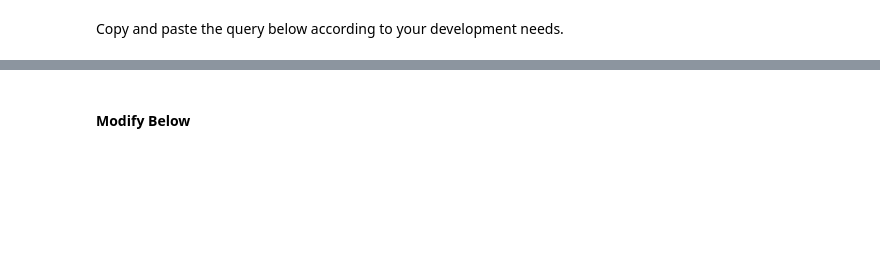
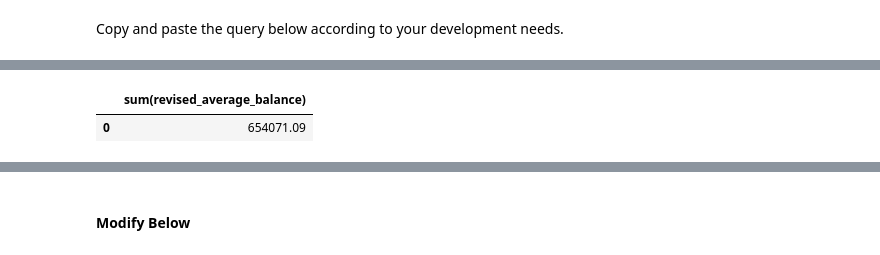
Before and after one commit to thiagorlopes/keep, a Jupyter notebook: analytics/analytics_development.ipynb, the cells around one changed output, grey strips where cells are left out. Drawn from its saved outputs; the diff is of its cells as text; code cells hidden in the pictures; blank space fills up the shorter version.

```diff
--- a/analytics/analytics_development.ipynb
+++ b/analytics/analytics_development.ipynb
@@ -90,0 +176,10 @@ run_query(query)
+# %%
+query = """
+    SELECT SUM(revised_average_balance)
+    FROM main.fct_daily_transactions_by_customer
+"""
+all_transactions_by_customer = run_query(query)
+all_transactions_by_customer.head()
+# %% [output]
+|  | sum(revised_average_balance) |
+| 0 | 654071.09 |
```
Also changed, not shown: parts of 9 cells of this notebook, 1 other file.
